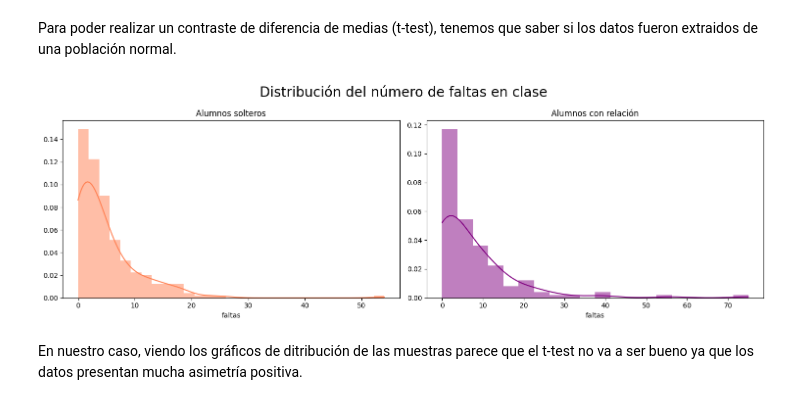
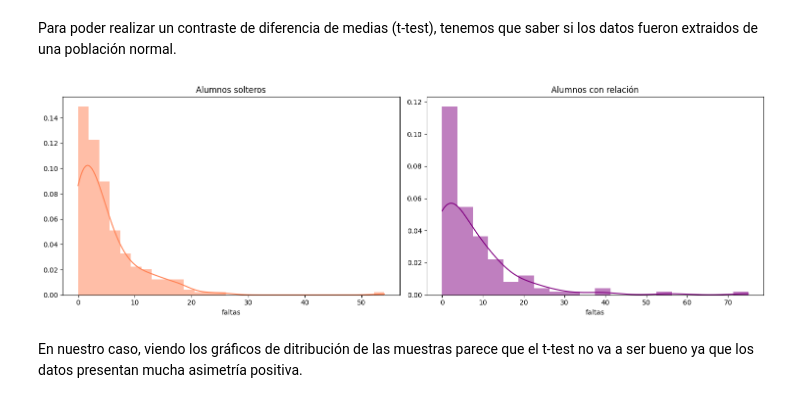
Before and after one commit to antoniolandin/students, a Jupyter notebook: main.ipynb, the cells around one changed output. Drawn from its saved outputs; the diff is of its cells as text; code cells hidden in the pictures.

```diff
--- a/main.ipynb
+++ b/main.ipynb
@@ -147,23 +157,24 @@ Para poder realizar un contraste de diferencia de medias (t-test), tenemos que s
 # %%
 fig, (ax1, ax2) = plt.subplots(nrows=1, ncols=2, figsize=(15, 5))
 
 sns.histplot(data=df[df.romantic == 'no'], x="absences",
              color='coral', kde=True, stat="density", alpha=0.5, edgecolor=None, ax=ax1)
 ax1.set_title('Alumnos solteros')
 ax1.set_ylabel('')
 ax1.set_xlabel('faltas')
 
 sns.histplot(data=df[df.romantic == 'yes'], x="absences",
              color='purple', kde=True, stat="density", alpha=0.5, edgecolor=None, ax=ax2)
 ax2.set_title('Alumnos con relación')
 ax2.set_ylabel('')
 ax2.set_xlabel('faltas')
 
-plt.suptitle('Distribución del número de faltas en clase', fontsize=20)
+#plt.suptitle('Distribución del número de faltas en clase', fontsize=20)
 plt.tight_layout()
-plt.show()
+#plt.show()
+plt.savefig("distribucion-numero-faltas.png")
 # %% [output]
-[figure, old version]
+[figure, new version]
 # %% [markdown]
 En nuestro caso, viendo los gráficos de ditribución de las muestras parece que el t-test no va a ser bueno ya que los datos presentan mucha asimetría positiva.
 # %%
```
Also changed, not shown: parts of 6 cells of this notebook, 7 other files.
